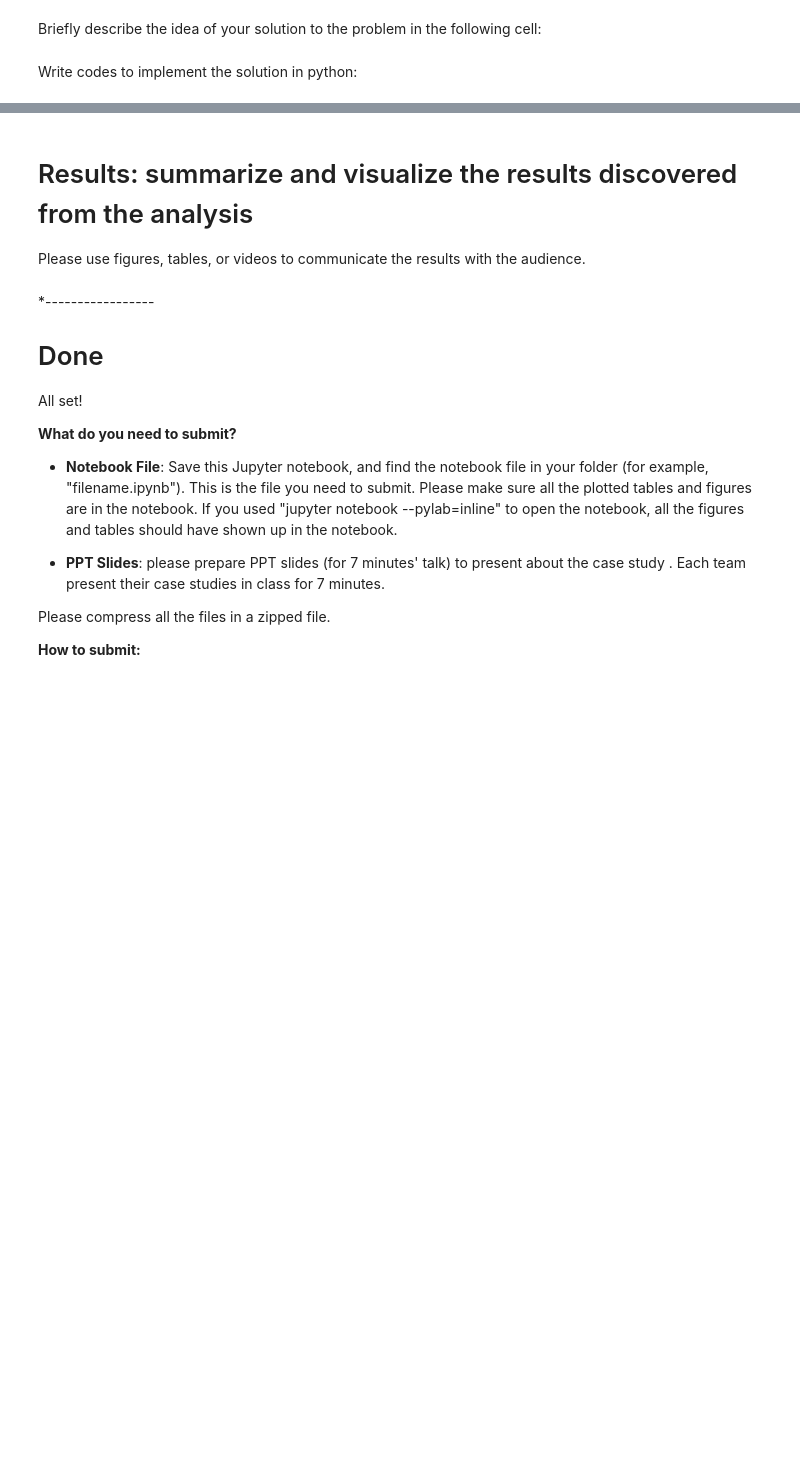
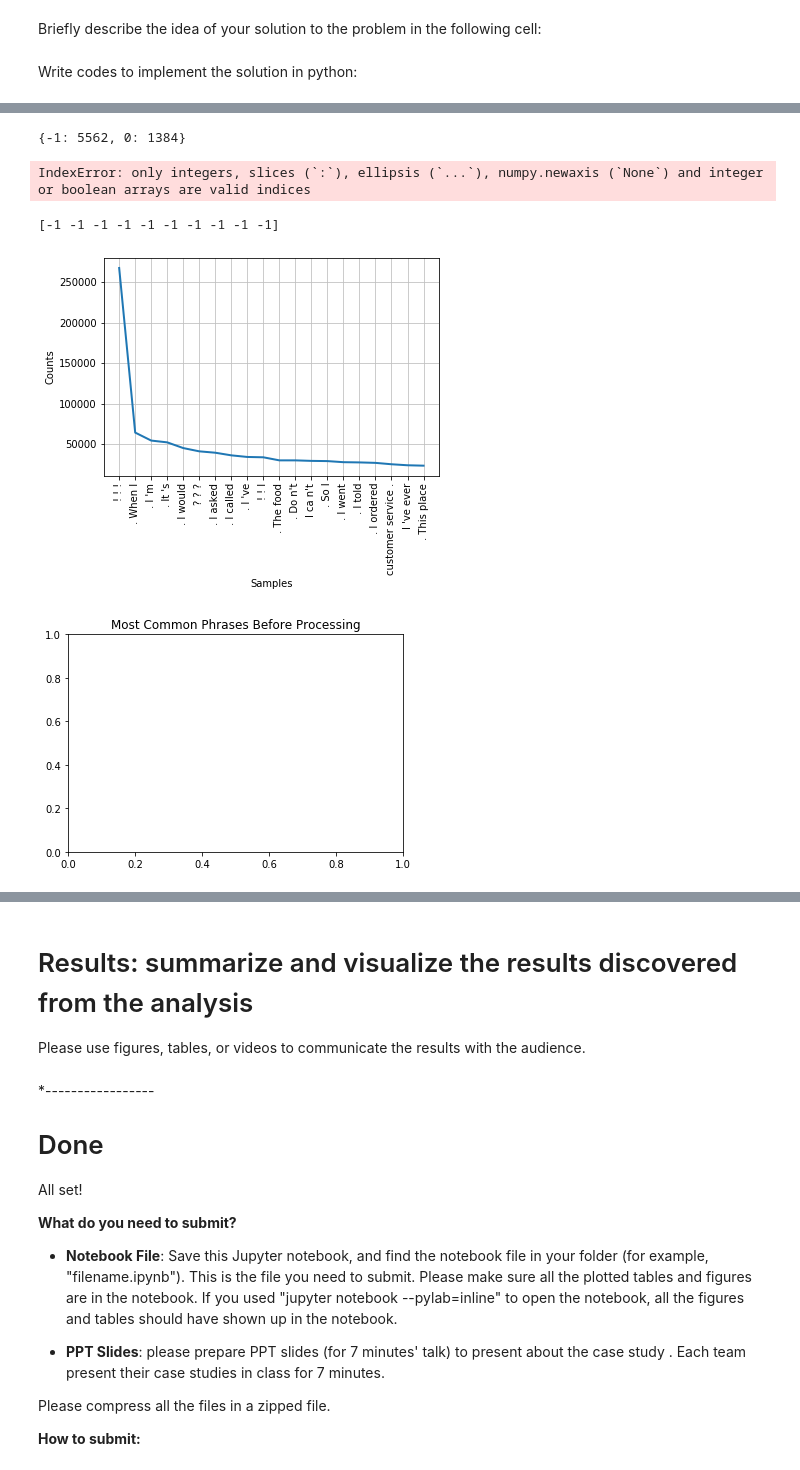
Before and after one commit to alexander-moore/DS501_Project1, a Jupyter notebook: case1_ethan.ipynb, the cells around one changed output, grey strips where cells are left out. Drawn from its saved outputs; the diff is of its cells as text; code cells hidden in the pictures; blank space fills up the shorter version.

```diff
--- a/case1_ethan.ipynb
+++ b/case1_ethan.ipynb
@@ -202,13 +192,15 @@ np.save('embeddings.npy',embeddings)
 # %%
-# Use agglomerative clustering to form groups of sentences with similar meanings
+# Use clustering to form groups of sentences with similar meanings
 
 import numpy as np
-from sklearn.cluster import AgglomerativeClustering
+import pandas as pd
+from sklearn.cluster import DBSCAN
 
-ac = AgglomerativeClustering(n_clusters=None, affinity='cosine', compute_full_tree=True, linkage='ward' , distance_threshold=0.2)
-membership = ac.fit_predict(embeddings)
-np.save('membership.npy',membership)
-
-print(np.unique(membership))
-test_reviews = reviews[membership==1]
-print(test_reviews[:,10])
+c = DBSCAN(eps=0.2, min_samples=100, metric='cosine').fit(embeddings)
+membership = c.labels_
+unique, counts = np.unique(membership, return_counts=True)
+counts = dict(zip(unique, counts))
+reviews = reviews['text'].values[membership==0]
+# %% [output]
+{-1: 5562, 0: 1384}
+IndexError: only integers, slices (`:`), ellipsis (`...`), numpy.newaxis (`None`) and integer or boolean arrays are valid indices
@@ -244,0 +207,30 @@ plt.show()
+# %%
+print(counts)
+print(membership[:10])
+# %% [output]
+[-1 -1 -1 -1 -1 -1 -1 -1 -1 -1]
+# %%
+from nltk.tokenize import word_tokenize
+from nltk.corpus import stopwords
+from nltk.probability import FreqDist
+import matplotlib.pyplot as plt
+
+stop_words=set(stopwords.words("english"))
+
+words = []
+for r in review_data['text'].values:
+    t = word_tokenize(str(r))
+    for w in range(len(t)-3):
+        a = t[w] not in stop_words
+        b = t[w+1] not in stop_words
+        c = t[w+2] not in stop_words
+        if a and b and c:
+            words.append(t[w] + ' ' + t[w+1] + ' ' + t[w+2])
+
+fd = FreqDist(words)
+fd.plot(20,cumulative=False)
+plt.title('Most Common Phrases Before Processing')
+plt.show()
+# %% [output]
+[figure, added]
+[figure, added]
```
Also changed, not shown: parts of 9 cells of this notebook.
